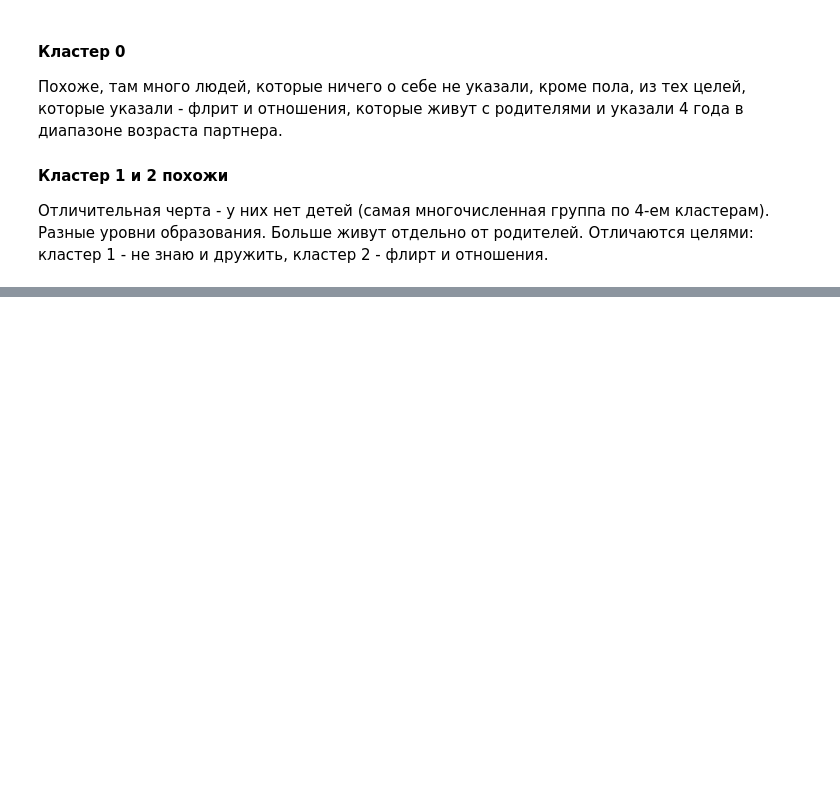
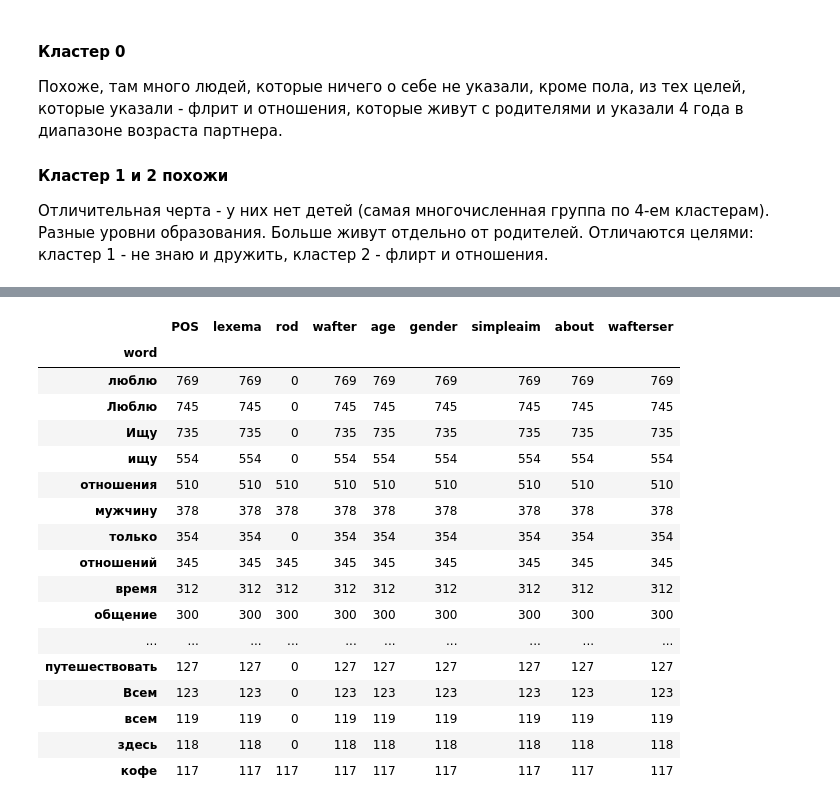
Before and after one commit to Natalia-Blinnikova/analysis_of_240K_profiles_in_mamba, a Jupyter notebook: mamba_clean.ipynb, the cells around one changed output, grey strips where cells are left out. Cells and saved outputs as stored; diff of their text form; code cells hidden in the pictures; blank space fills up the shorter version.

```diff
--- a/mamba_clean.ipynb
+++ b/mamba_clean.ipynb
@@ -1724,0 +2161,21 @@ fig.show()
+# %%
+aboutf.loc[aboutf['POS'].isin(['PRCL', 'NPRO', 'CONJ', 'PREP']) == False].groupby('word').count().sort_values(by='POS', ascending=False)[:50]
+# %% [output]
+|  | POS | lexema | rod | wafter | age | gender | simpleaim | about | wafterser |
+| word |  |  |  |  |  |  |  |  |  |
+| люблю | 769 | 769 | 0 | 769 | 769 | 769 | 769 | 769 | 769 |
+| Люблю | 745 | 745 | 0 | 745 | 745 | 745 | 745 | 745 | 745 |
+| Ищу | 735 | 735 | 0 | 735 | 735 | 735 | 735 | 735 | 735 |
+| ищу | 554 | 554 | 0 | 554 | 554 | 554 | 554 | 554 | 554 |
+| отношения | 510 | 510 | 510 | 510 | 510 | 510 | 510 | 510 | 510 |
+| мужчину | 378 | 378 | 378 | 378 | 378 | 378 | 378 | 378 | 378 |
+| только | 354 | 354 | 0 | 354 | 354 | 354 | 354 | 354 | 354 |
+| отношений | 345 | 345 | 345 | 345 | 345 | 345 | 345 | 345 | 345 |
+| время | 312 | 312 | 312 | 312 | 312 | 312 | 312 | 312 | 312 |
+| общение | 300 | 300 | 300 | 300 | 300 | 300 | 300 | 300 | 300 |
+| ... | ... | ... | ... | ... | ... | ... | ... | ... | ... |
+| путешествовать | 127 | 127 | 0 | 127 | 127 | 127 | 127 | 127 | 127 |
+| Всем | 123 | 123 | 0 | 123 | 123 | 123 | 123 | 123 | 123 |
+| всем | 119 | 119 | 0 | 119 | 119 | 119 | 119 | 119 | 119 |
+| здесь | 118 | 118 | 0 | 118 | 118 | 118 | 118 | 118 | 118 |
+| кофе | 117 | 117 | 117 | 117 | 117 | 117 | 117 | 117 | 117 |
```
Also changed, not shown: parts of 49 cells of this notebook.
